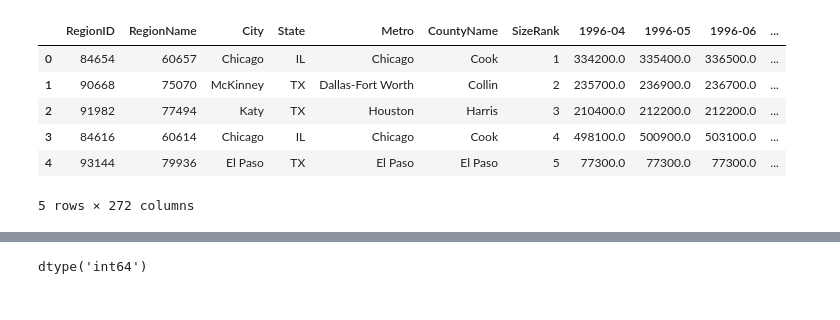
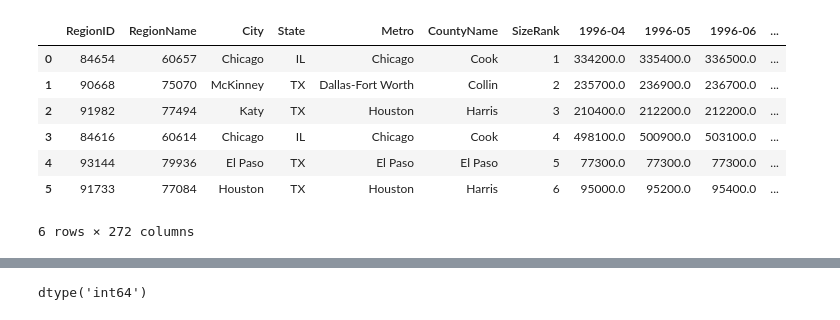
Before and after one commit to butlerbt/zipcode_time_series, a Jupyter notebook: notebooks/exploratory/starter_notebook.ipynb, the cells around one changed output, grey strips where cells are left out. Drawn from its saved outputs; the diff is of its cells as text; code cells hidden in the pictures.

```diff
--- a/notebooks/exploratory/starter_notebook.ipynb
+++ b/notebooks/exploratory/starter_notebook.ipynb
@@ -42,12 +44,13 @@ from fbprophet import Prophet
 # %%
 df = pd.read_csv('../../data/raw/zillow_data.csv')
 # %%
-df.head()
+df.head(6)
 # %% [output]
 |  | RegionID | RegionName | City | State | Metro | CountyName | SizeRank | 1996-04 | 1996-05 | 1996-06 | ... |
 | 0 | 84654 | 60657 | Chicago | IL | Chicago | Cook | 1 | 334200.0 | 335400.0 | 336500.0 | ... |
 | 1 | 90668 | 75070 | McKinney | TX | Dallas-Fort Worth | Collin | 2 | 235700.0 | 236900.0 | 236700.0 | ... |
 | 2 | 91982 | 77494 | Katy | TX | Houston | Harris | 3 | 210400.0 | 212200.0 | 212200.0 | ... |
 | 3 | 84616 | 60614 | Chicago | IL | Chicago | Cook | 4 | 498100.0 | 500900.0 | 503100.0 | ... |
 | 4 | 93144 | 79936 | El Paso | TX | El Paso | El Paso | 5 | 77300.0 | 77300.0 | 77300.0 | ... |
+| 5 | 91733 | 77084 | Houston | TX | Houston | Harris | 6 | 95000.0 | 95200.0 | 95400.0 | ... |
-5 rows × 272 columns
+6 rows × 272 columns
```
Also changed, not shown: parts of 22 cells of this notebook.
